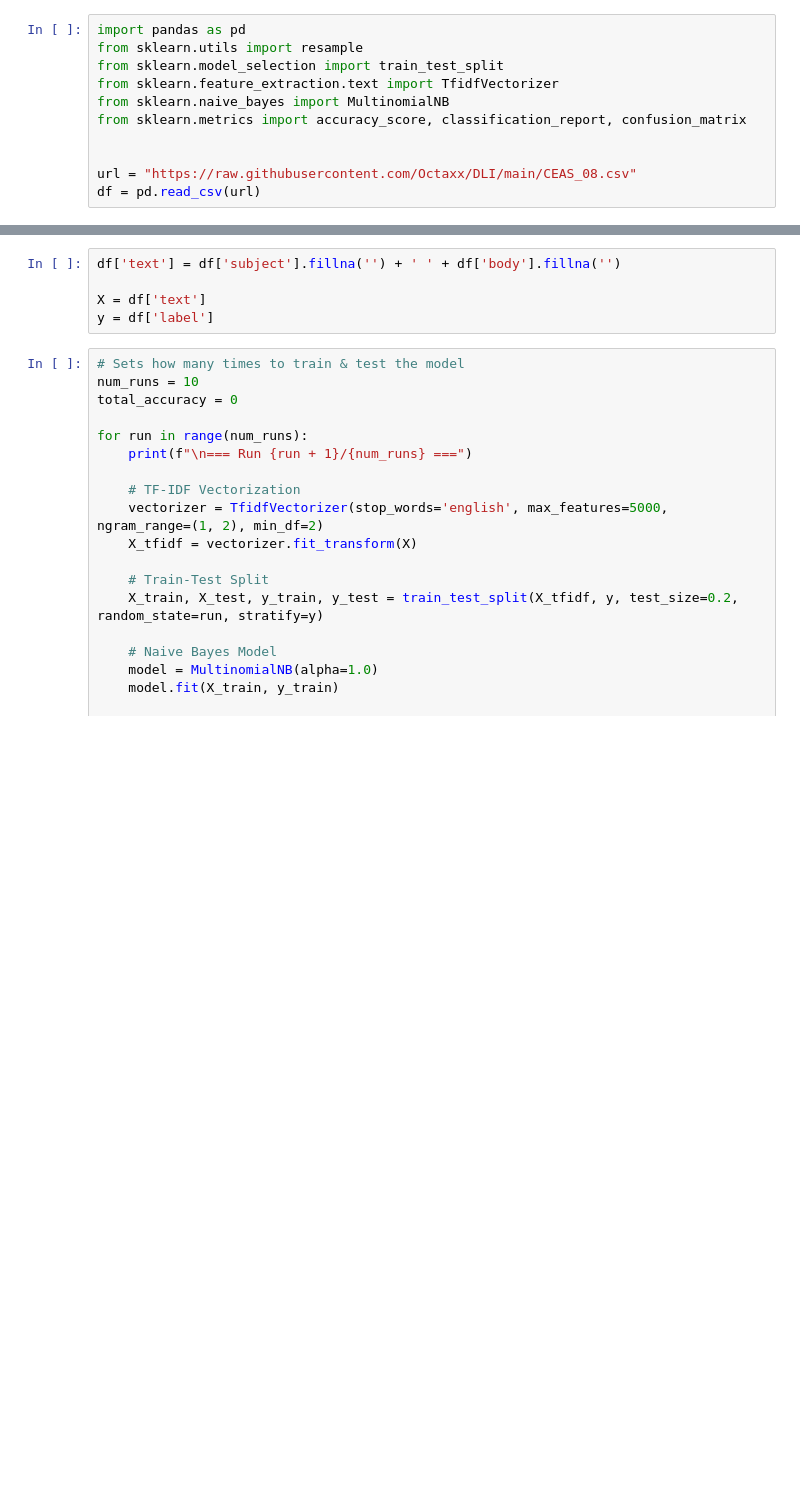
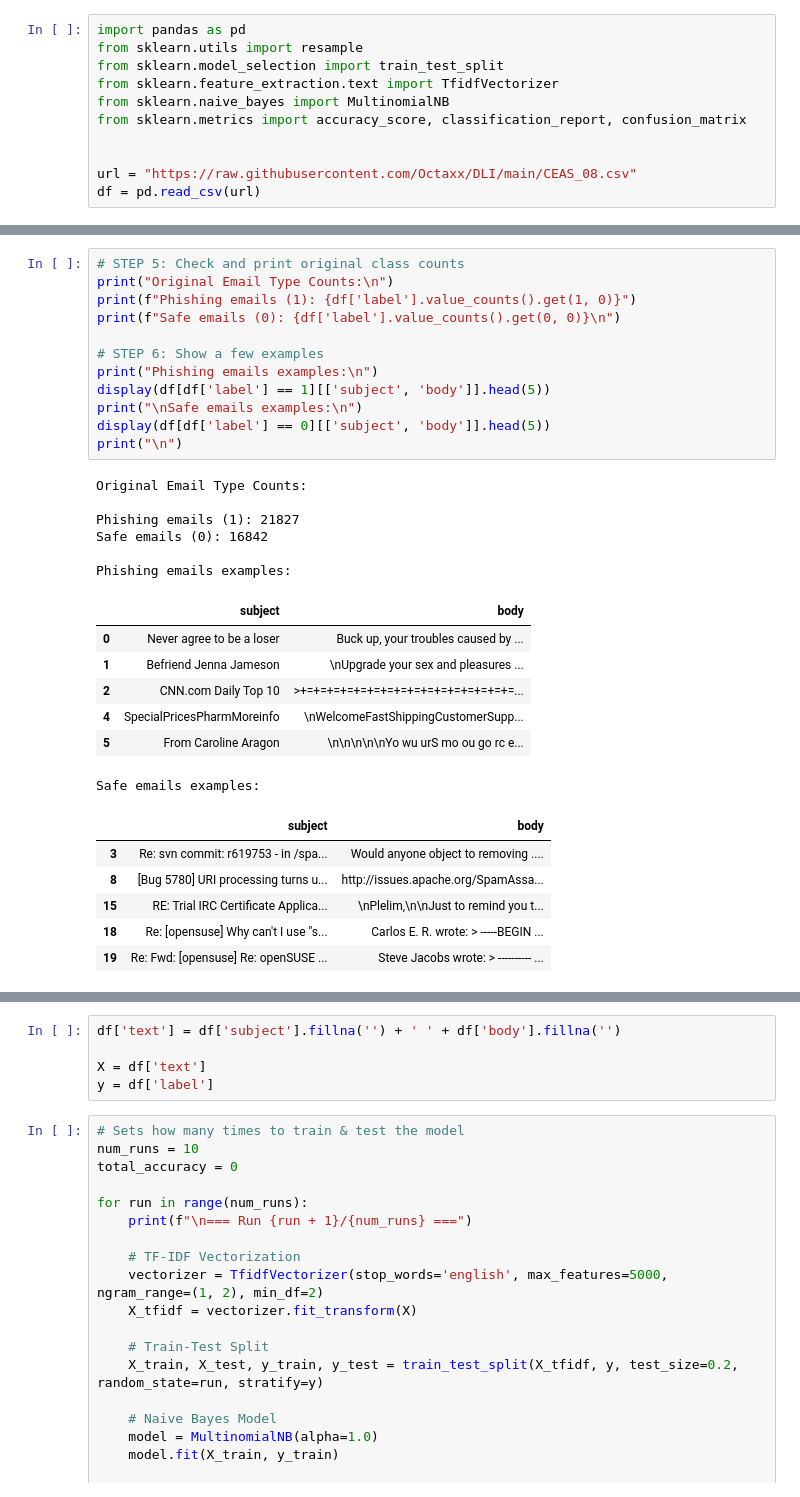
Before and after one commit to Octaxx/DLI, a Jupyter notebook: Model.ipynb, the cells around one changed output, grey strips where cells are left out. Saved outputs shown, nothing was run; the diff lists cells and outputs as text; blank space fills up the shorter version.

```diff
--- a/Model.ipynb
+++ b/Model.ipynb
@@ -16,0 +44,32 @@ df = pd.read_csv(url)
+# %%
+# STEP 5: Check and print original class counts
+print("Original Email Type Counts:\n")
+print(f"Phishing emails (1): {df['label'].value_counts().get(1, 0)}")
+print(f"Safe emails (0): {df['label'].value_counts().get(0, 0)}\n")
+
+# STEP 6: Show a few examples
+print("Phishing emails examples:\n")
+display(df[df['label'] == 1][['subject', 'body']].head(5))
+print("\nSafe emails examples:\n")
+display(df[df['label'] == 0][['subject', 'body']].head(5))
+print("\n")
+# %% [output]
+Original Email Type Counts:
+
+Phishing emails (1): 21827
+Safe emails (0): 16842
+
+Phishing emails examples:
+|  | subject | body |
+| 0 | Never agree to be a loser | Buck up, your troubles caused by ... |
+| 1 | Befriend Jenna Jameson | \nUpgrade your sex and pleasures ... |
+| 2 | CNN.com Daily Top 10 | >+=+=+=+=+=+=+=+=+=+=+=+=+=+=+=+=... |
+| 4 | SpecialPricesPharmMoreinfo | \nWelcomeFastShippingCustomerSupp... |
+| 5 | From Caroline Aragon | \n\n\n\n\nYo wu urS mo ou go rc e... |
+Safe emails examples:
+|  | subject | body |
+| 3 | Re: svn commit: r619753 - in /spa... | Would anyone object to removing .... |
+| 8 | [Bug 5780] URI processing turns u... | http://issues.apache.org/SpamAssa... |
+| 15 | RE: Trial IRC Certificate Applica... | \nPlelim,\n\nJust to remind you t... |
+| 18 | Re: [opensuse] Why can't I use "s... | Carlos E. R. wrote: > -----BEGIN ... |
+| 19 | Re: Fwd: [opensuse] Re: openSUSE ... | Steve Jacobs wrote: > ---------- ... |
```
Also changed, not shown: parts of 5 cells of this notebook.
